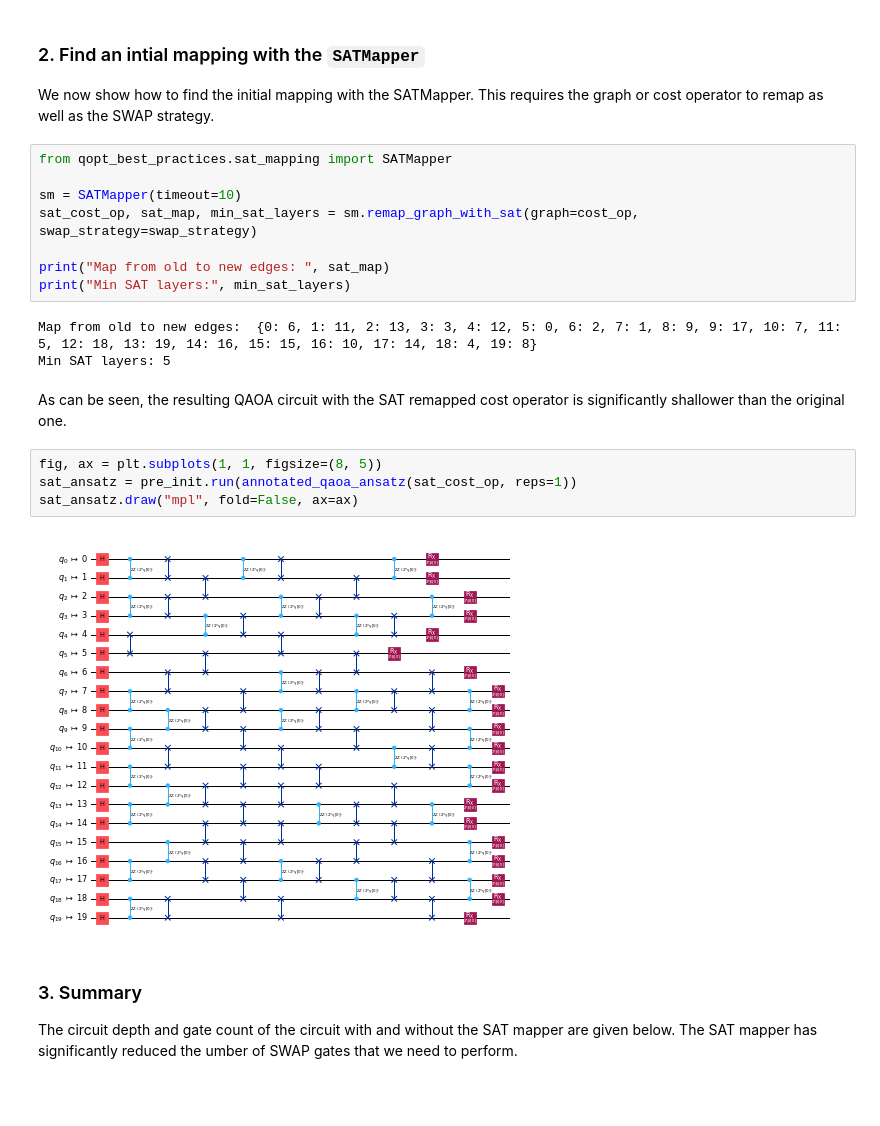
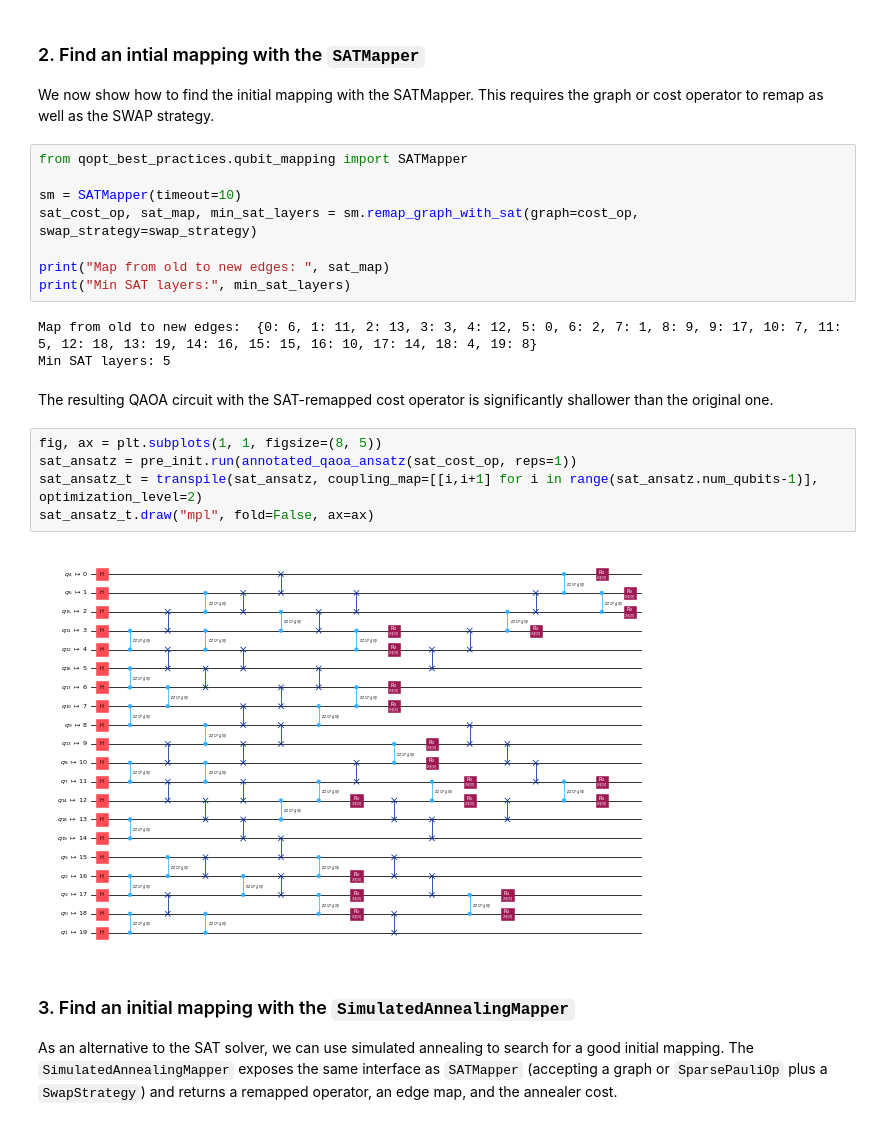
Before and after one commit to qiskit-community/qopt-best-practices, a Jupyter notebook: how_tos/02_sat_initial_mapping.ipynb, the cells around one changed output. Drawn from its saved outputs; the diff is of its cells as text; blank space fills up the shorter version.

Commit message:
Adding Simulated Annealing mapping method

```diff
--- a/how_tos/02_sat_initial_mapping.ipynb
+++ b/how_tos/02_sat_initial_mapping.ipynb
@@ -75,7 +76,7 @@ ansatz.draw("mpl", fold=False, ax=ax)
 
 We now show how to find the initial mapping with the SATMapper. This requires the graph or cost operator to remap as well as the SWAP strategy.
 # %%
-from qopt_best_practices.sat_mapping import SATMapper
+from qopt_best_practices.qubit_mapping import SATMapper
 
 sm = SATMapper(timeout=10)
 sat_cost_op, sat_map, min_sat_layers = sm.remap_graph_with_sat(graph=cost_op, swap_strategy=swap_strategy)
@@ -86,14 +87,16 @@ print("Min SAT layers:", min_sat_layers)
 Map from old to new edges:  {0: 6, 1: 11, 2: 13, 3: 3, 4: 12, 5: 0, 6: 2, 7: 1, 8: 9, 9: 17, 10: 7, 11: 5, 12: 18, 13: 19, 14: 16, 15: 15, 16: 10, 17: 14, 18: 4, 19: 8}
 Min SAT layers: 5
 # %% [markdown]
-As can be seen, the resulting QAOA circuit with the SAT remapped cost operator is significantly shallower than the original one.
+The resulting QAOA circuit with the SAT-remapped cost operator is significantly shallower than the original one.
 # %%
 fig, ax = plt.subplots(1, 1, figsize=(8, 5))
 sat_ansatz = pre_init.run(annotated_qaoa_ansatz(sat_cost_op, reps=1))
-sat_ansatz.draw("mpl", fold=False, ax=ax)
+sat_ansatz_t = transpile(sat_ansatz, coupling_map=[[i,i+1] for i in range(sat_ansatz.num_qubits-1)], optimization_level=2)
+sat_ansatz_t.draw("mpl", fold=False, ax=ax)
 # %% [output]
-[figure, old version]
+[figure, new version]
-# %% [markdown]
-### 3. Summary
-
-The circuit depth and gate count of the circuit with and without the SAT mapper are given below. The SAT mapper has significantly reduced the umber of SWAP gates that we need to perform.
+# %% [markdown]
+### 3. Find an initial mapping with the `SimulatedAnnealingMapper`
+
+As an alternative to the SAT solver, we can use simulated annealing to search for a good initial mapping.
+The `SimulatedAnnealingMapper` exposes the same interface as `SATMapper` (accepting a graph or `SparsePauliOp` plus a `SwapStrategy`) and returns a remapped operator, an edge map, and the annealer cost.
```
Also changed, not shown: parts of 9 cells of this notebook, 6 other files.
